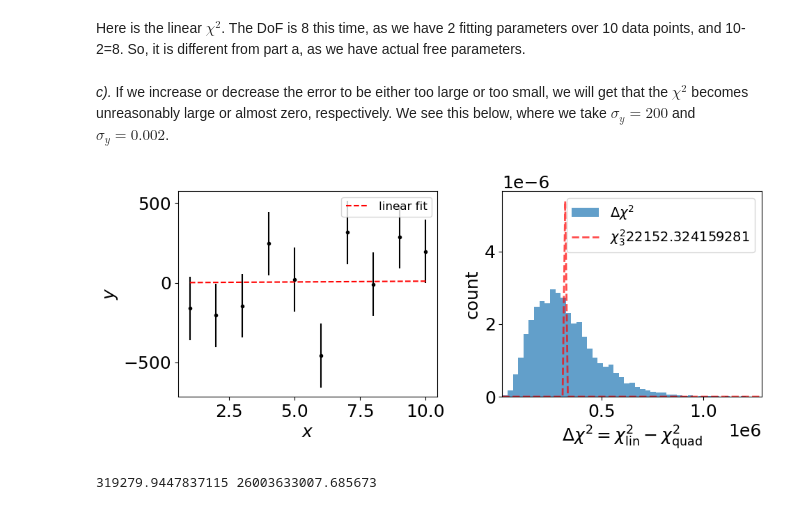
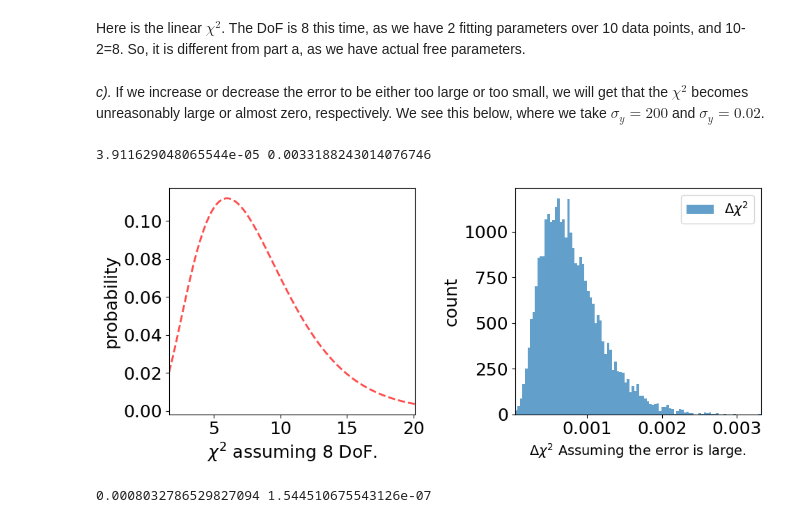
Before and after one commit to aidanwmw/PHYS403, a Jupyter notebook: homework/hw2.ipynb, the cells around one changed output. Cells and saved outputs as stored; diff of their text form; code cells hidden in the pictures.

```diff
--- a/homework/hw2.ipynb
+++ b/homework/hw2.ipynb
@@ -259,60 +261,59 @@ ax2.legend(fontsize=14);
 Here is the linear $\chi^2$. The DoF is 8 this time, as we have 2 fitting parameters over 10 data points, and 10-2=8. So, it is different from part a, as we have actual free parameters.
 # %% [markdown]
 
-*c).* If we increase or decrease the error to be either too large or too small, we will get that the $\chi^2$ becomes unreasonably large or almost zero, respectively. We see this below, where we take $\sigma_y = 200$ and $\sigma_y = 0.002$.
+*c).* If we increase or decrease the error to be either too large or too small, we will get that the $\chi^2$ becomes unreasonably large or almost zero, respectively. We see this below, where we take $\sigma_y = 200$ and $\sigma_y = 0.02$.
 # %%
 def chi2l(params,x,y,sigma):
     'A riveting function.'
     m,b = params
-    return np.sum(((y - (m*x+b)))**2)
+    return np.sum(((y - (m*x+b))/sigma)**2)
 
 # Independent variable.
 N = 10
 x = np.linspace(1, 10, N)
 
-sigma_y = 200
+sigma_y = 2
+est_sigma = 200
 
 # Generate random data.
 Nmc = 10000
 lchi2 = []
 
 for i in trange(0, Nmc):
     y = x + sigma_y*np.random.randn(10)
 
-    resl = minimize(chi2l, [1, 0], args=(x,y,sigma_y), method='BFGS')
+    resl = minimize(chi2l, [1, 0], args=(x,y,est_sigma), method='BFGS')
 
     if resl.success:
         lchi2.append(resl.fun)
-
 fig, (ax1, ax2) = plt.subplots(1,2, figsize=(10,4.5), tight_layout=True)
 
-ax1.errorbar(x, y, yerr=sigma_y, fmt='.', color='k')
-ax1.plot(x, x, 'r--', label='linear fit')
+# Histogram for a chi2 of 8 values.
 
-ax1.set(xlabel='$x$', ylabel='$y$')
-ax1.legend(fontsize=12)
-
+df = 8
+_x = np.linspace(chi2.ppf(0.01,df), chi2.ppf(0.99,df), 100)
+rv = chi2(df)
+ax1.plot(_x, rv.pdf(_x), color='r', alpha=0.7, ls='--', lw=2, label=rf'$\chi^2_{df}$')
+ax1.set(xlabel=r'$\chi^2$ assuming 8 DoF.',
+        xlim=(chi2.ppf(0.01,df), chi2.ppf(0.99,df)),
+        ylabel='probability')
 # Histogram the delta-chi2 values.
-dmin = np.floor(np.min(lchi2))
-dmax = np.ceil(np.max(lchi2))
-ax2.hist(lchi2, bins=np.linspace(dmin, dmax, 50),
+dmin = (np.min(lchi2))
+dmax = (np.max(lchi2))
+print(dmin, dmax)
+ax2.hist(lchi2, bins=np.linspace(dmin, dmax, 100),
          alpha=0.7, density=True, label=r'$\Delta\chi^2$')
 
-# Plot the chi2 function with 1 DOF.
-df = np.mean(lchi2)
-_x = np.linspace(dmin, dmax, 100)
-rv = chi2(df)
-ax2.plot(_x, rv.pdf(_x), color='r', alpha=0.7, ls='--', lw=2, label=rf'$\chi^2_{df}$')
-
-ax2.set(xlabel=r'$\Delta\chi^2=\chi^2_{\mathrm{lin}}-\chi^2_{\mathrm{quad}}$',
-        xlim=(dmin, dmax),
+ax2.set_xlabel(r'$\Delta \chi^2$ Assuming the error is large.', fontsize=14)
+ax2.set( xlim=(dmin, dmax),
         ylabel='count')
 
 ax2.legend(fontsize=14);
 # %% [output]
+3.911629048065544e-05 0.0033188243014076746
-[figure, old version]
+[figure, new version]
 # %%
 print(np.mean(lchi2), np.std(lchi2)**2)
 # %% [output]
-319279.9447837115 26003633007.685673
+0.0008032786529827094 1.544510675543126e-07
 # %% [markdown]
```
Also changed, not shown: parts of 10 cells of this notebook, 1 other file.
